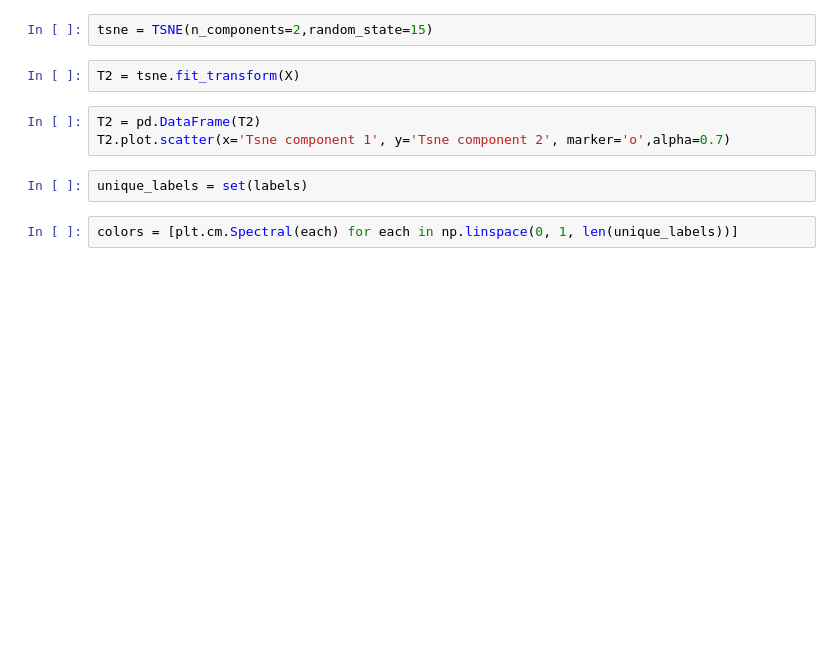
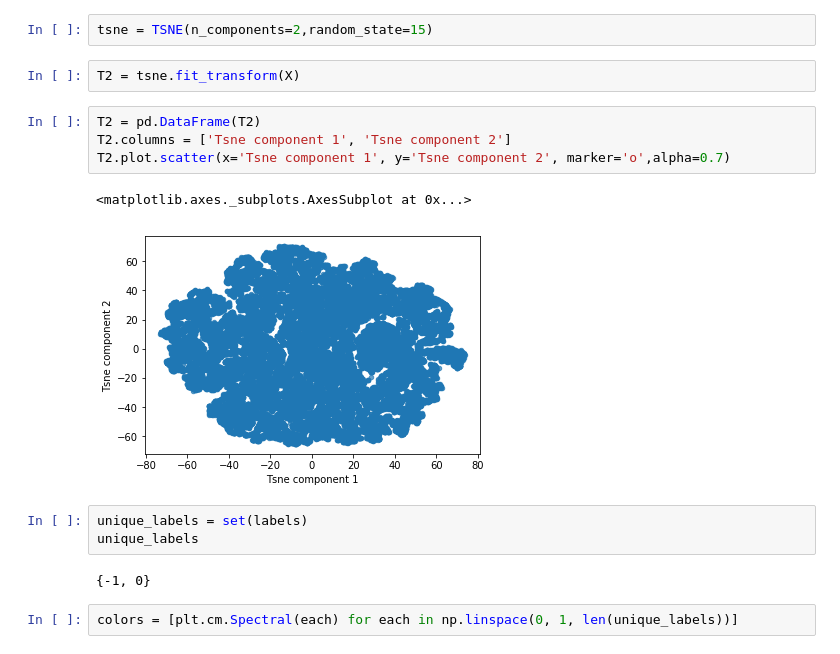
Before and after one commit to Mudryi/ML_Homework, a Jupyter notebook: ML_homework_3.ipynb, the cells around one changed output. Cells and saved outputs as stored; diff of their text form; blank space fills up the shorter version.

```diff
--- a/ML_homework_3.ipynb
+++ b/ML_homework_3.ipynb
@@ -337,9 +341,16 @@ tsne = TSNE(n_components=2,random_state=15)
 T2 = tsne.fit_transform(X)
 # %%
 T2 = pd.DataFrame(T2)
+T2.columns = ['Tsne component 1', 'Tsne component 2']
 T2.plot.scatter(x='Tsne component 1', y='Tsne component 2', marker='o',alpha=0.7)
+# %% [output]
+<matplotlib.axes._subplots.AxesSubplot at 0x...>
+[figure, added]
 # %%
 unique_labels = set(labels)
+unique_labels
+# %% [output]
+{-1, 0}
 # %%
 colors = [plt.cm.Spectral(each) for each in np.linspace(0, 1, len(unique_labels))]
 # %%
```
Also changed, not shown: parts of 8 cells of this notebook.
